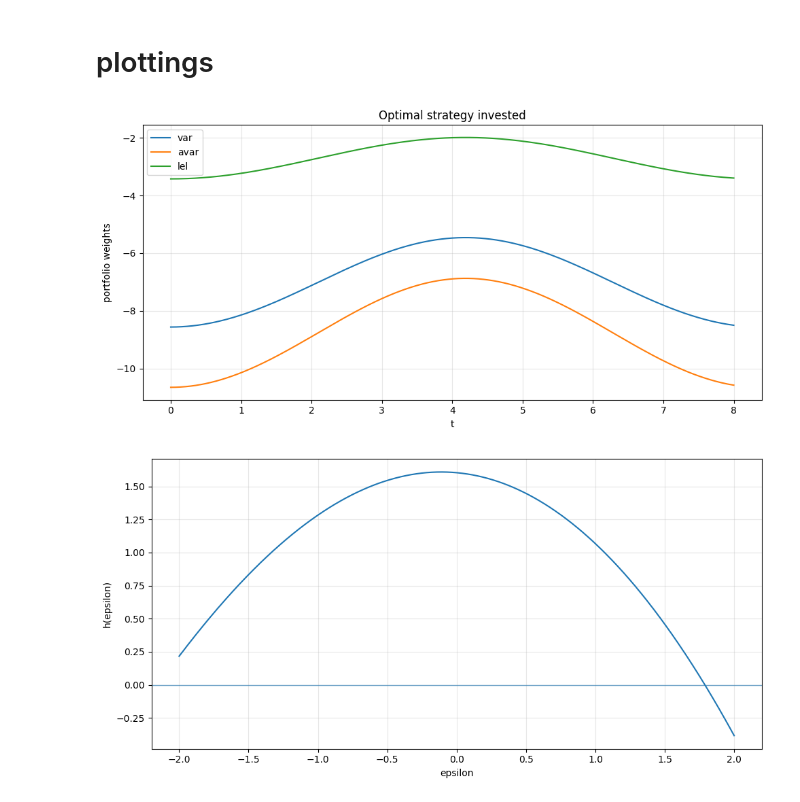
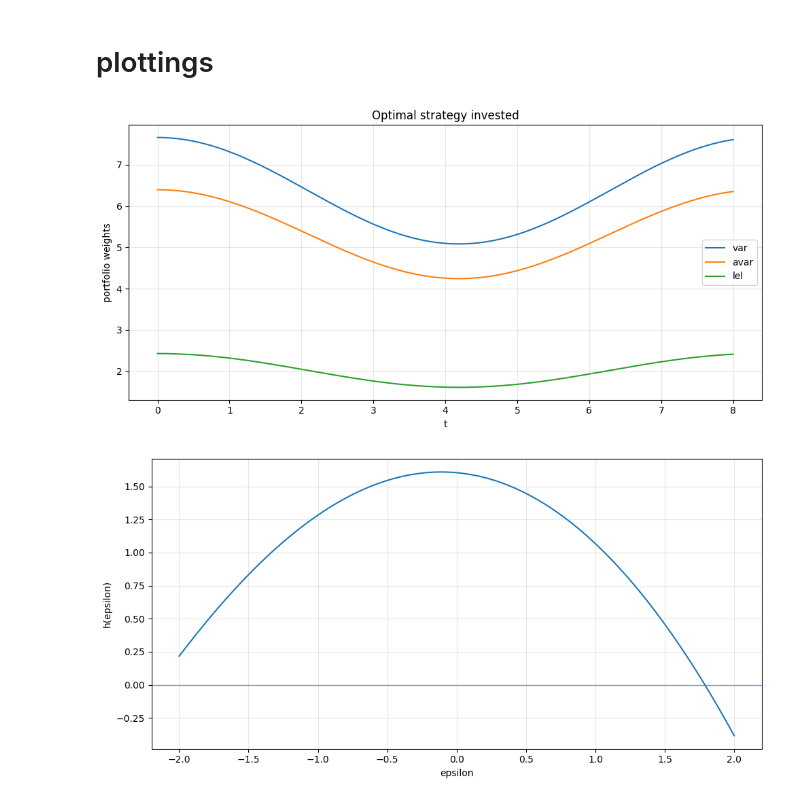
Before and after one commit to AbdelLaar/Portfolio-Optimization, a Jupyter notebook: strategy.ipynb, the cells around one changed output. Drawn from its saved outputs; the diff is of its cells as text; code cells hidden in the pictures.

```diff
--- a/strategy.ipynb
+++ b/strategy.ipynb
@@ -96,7 +103,7 @@ def solve_epsilon(theta_norm_T: float, alpha: float, A: float) -> float:
     z = float(norm.ppf(alpha))
     b = float(theta_norm_T) + z
     disc = b * b - 2.0 * math.log(A)
-    return b + math.sqrt(disc)   # maximum root
+    return max(b + math.sqrt(disc), b - math.sqrt(disc))   # maximum root
 
 
 def solve_epsilon_avar_lel(theta_norm_T: float, alpha: float, A: float, lel: bool = False,
@@ -205,6 +212,9 @@ T = 8.0
 # x = np.linspace(0.0, T, 1000)
 
 def time_grid_df(time, n=1000, col="t"):
+    if time == 0:
+        t = 0
+        return t
     t = np.linspace(0.0, float(time), int(n))
     return pd.DataFrame({col: t})
 
@@ -236,9 +305,9 @@ b.columns.values[0] = "b_1"
 B = B_t(b, r)
 
 cov_target = vt @ rhot @ vt
-theta = theta_norm_from_df(B, x, cov_target)
+theta = theta_norm_from_df(B, T = T, Cov = cov_target)
 A = inthelog(T = 8)
-epsilon_stern = solve_epsilon(theta, alpha = 0.01, A = A)
+epsilon_stern = solve_epsilon(theta, alpha = alpha, A = A)
 optimal_strategies_for_min_risk = opt_strategy(epsilon_stern, theta, cov_target, B)
 epsilon_stern_avar = solve_epsilon_avar_lel(theta, alpha = alpha, A=A * alpha)
 optimal_strategies_for_min_risk_avar = opt_strategy(epsilon_stern_avar, theta, cov_target, B)
@@ -287,0 +386,18 @@ ak1, ak2, ak3, rfr = split_3dfs_into_4dfs_var_avar_lel(optimal_strategies_for_mi
+# %%
+# ew = x.apply(expected_wealth(epsilon_stern))
+t = np.linspace(0.0, T, 10000) #time_grid_df(T, n=10000)
+ew = [expected_wealth(epsilon_stern, T = ti) for ti in t]
+ew_avar = [expected_wealth(epsilon_stern_avar, T = ti) for ti in t]
+ew_lel = [expected_wealth(epsilon_stern_lel, T = ti) for ti in t]
+
+plt.figure(figsize=(10, 5))
+plt.plot(t, ew, label = "VaR")
+plt.plot(t, ew_avar, label = "AVaR")
+plt.plot(t, ew_lel, label = "LEL")
+plt.axhline(0.0, linewidth=1.0, alpha=0.6)
+plt.xlabel("Time")
+plt.ylabel("expected wealth")
+plt.grid(True, alpha=0.3)
+plt.legend()
+plt.tight_layout()
+plt.show()
@@ -315,9 +433,9 @@ def plot_strat(df: pd.DataFrame, T: float = 8.0, *, xlabel="t", ylabel="portfoli
     grid_df = pd.DataFrame({"t": t}, index=df.index)
     # return fig, ax, grid_df
 # %%
-plot_strat(rfr)
+plot_strat(ak1)
 # %% [output]
-[figure, old version]
+[figure, new version]
 # %%
 def h1(eps: float, z, A) -> float:
         return eps * theta + norm.logcdf(z - eps) - math.log(A)
```
Also changed, not shown: parts of 6 cells of this notebook.
